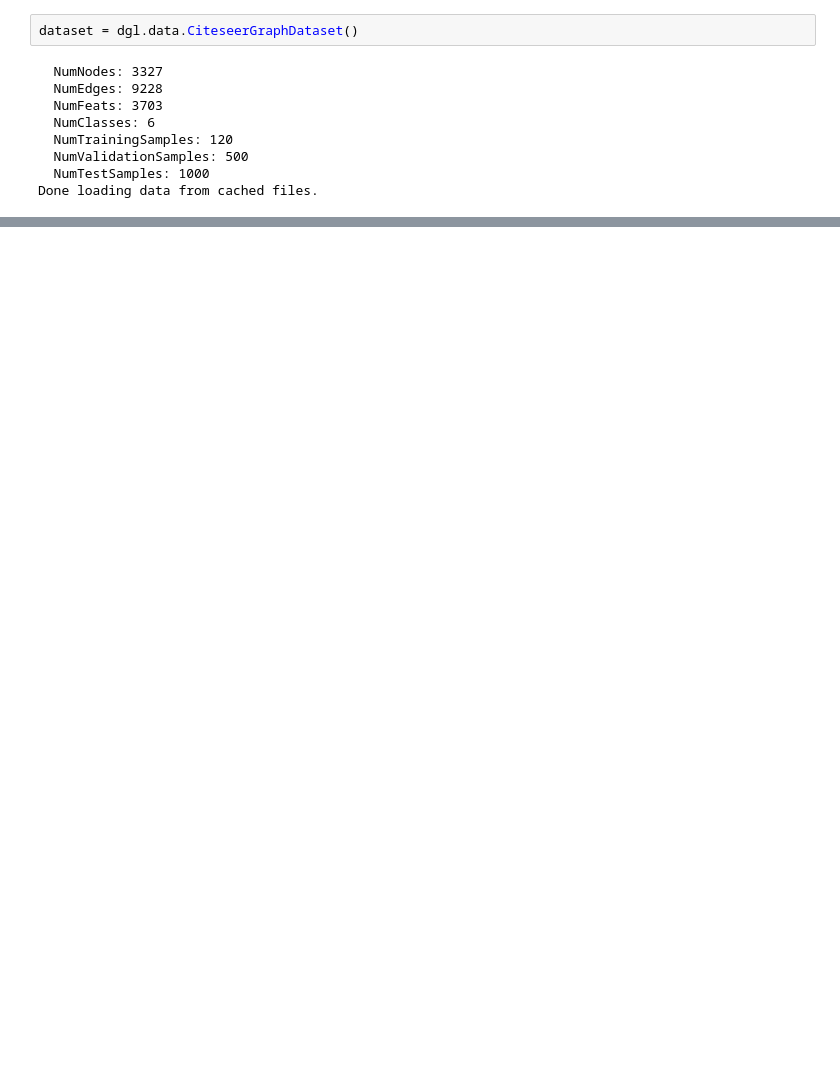
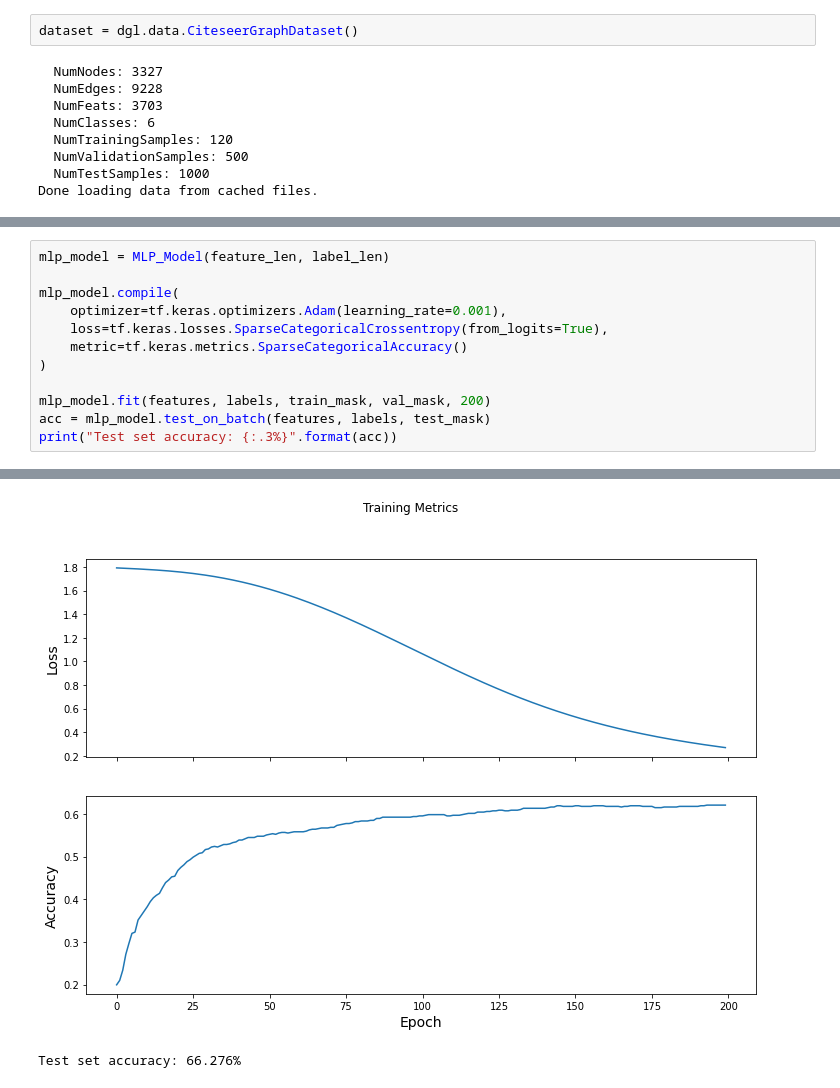
Before and after one commit to manishsb/ml_proj_gcn, a Jupyter notebook: gcn_impl.ipynb, the cells around one changed output, grey strips where cells are left out. Drawn from its saved outputs; the diff is of its cells as text; blank space fills up the shorter version.

```diff
--- a/gcn_impl.ipynb
+++ b/gcn_impl.ipynb
@@ -108,0 +204,13 @@ Test set accuracy: 65.800%
+# %%
+mlp_model = MLP_Model(feature_len, label_len)
+
+mlp_model.compile(
+    optimizer=tf.keras.optimizers.Adam(learning_rate=0.001),
+    loss=tf.keras.losses.SparseCategoricalCrossentropy(from_logits=True),
+    metric=tf.keras.metrics.SparseCategoricalAccuracy()
+)
+
+mlp_model.fit(features, labels, train_mask, val_mask, 200)
+acc = mlp_model.test_on_batch(features, labels, test_mask)
+print("Test set accuracy: {:.3%}".format(acc))
+# %% [output]
@@ -108,0 +234,2 @@ Test set accuracy: 65.800%
+[figure, added]
+Test set accuracy: 66.276%
```
Also changed, not shown: parts of 11 cells of this notebook.
